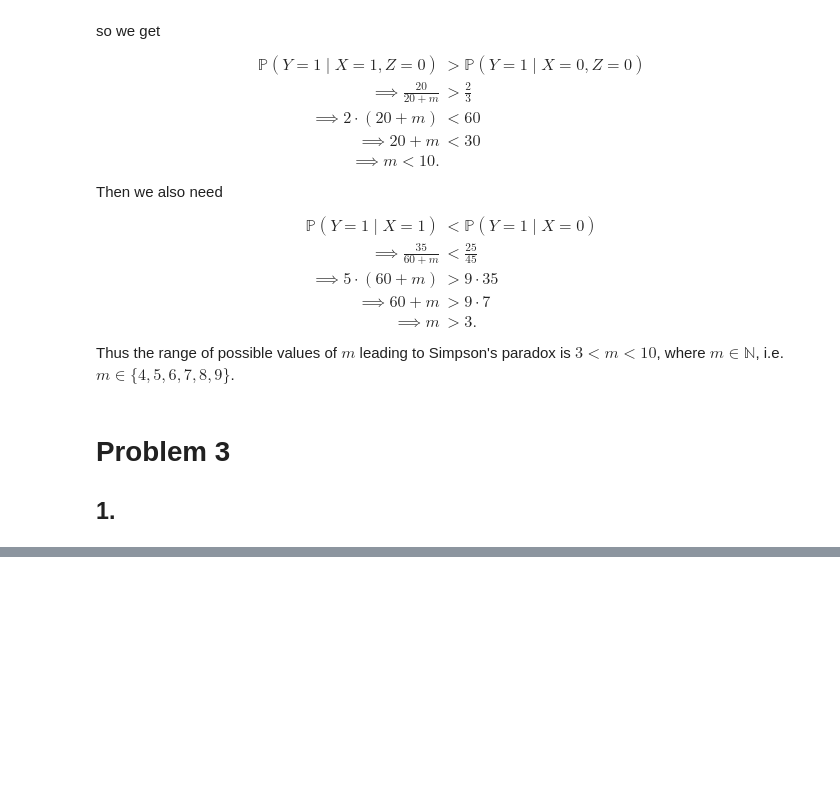
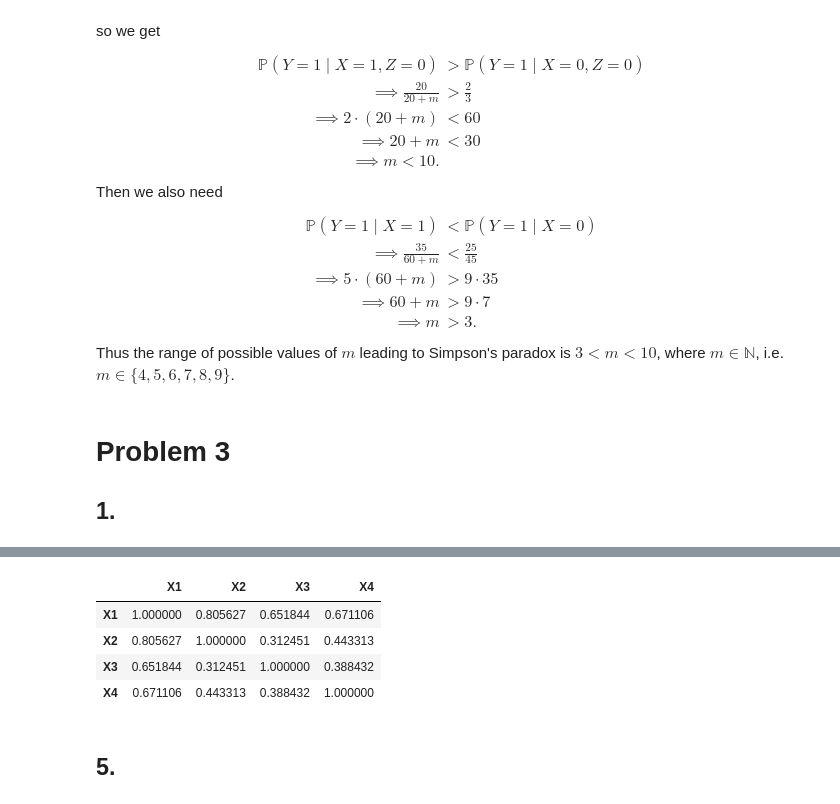
Before and after one commit to macpalor/statistics-for-data-science, a Jupyter notebook: exercise6.ipynb, the cells around one changed output, grey strips where cells are left out. Drawn from its saved outputs; the diff is of its cells as text; code cells hidden in the pictures; blank space fills up the shorter version.

```diff
--- a/exercise6.ipynb
+++ b/exercise6.ipynb
@@ -58,0 +121,10 @@ Thus the range of possible values of $m$ leading to Simpson's paradox is $3<m<10
+# %%
+data.corr() # pairwise complete
+# %% [output]
+|  | X1 | X2 | X3 | X4 |
+| X1 | 1.000000 | 0.805627 | 0.651844 | 0.671106 |
+| X2 | 0.805627 | 1.000000 | 0.312451 | 0.443313 |
+| X3 | 0.651844 | 0.312451 | 1.000000 | 0.388432 |
+| X4 | 0.671106 | 0.443313 | 0.388432 | 1.000000 |
+# %% [markdown]
+## 5.
```
Also changed, not shown: parts of 13 cells of this notebook.
